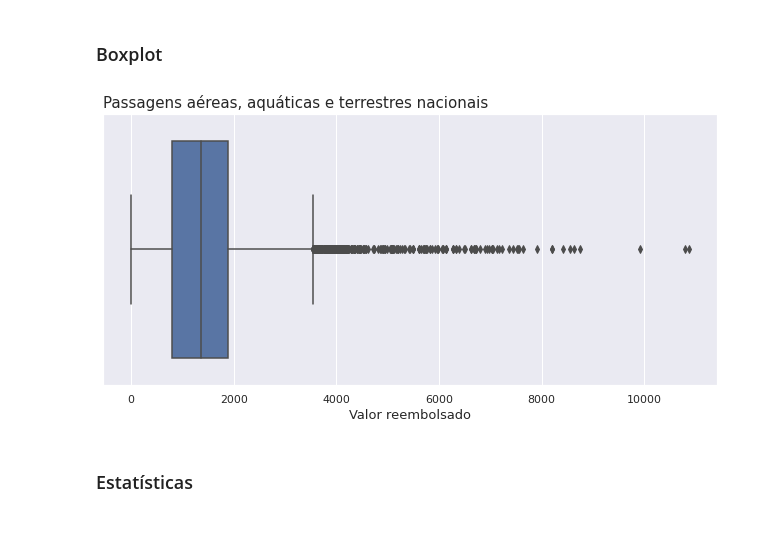
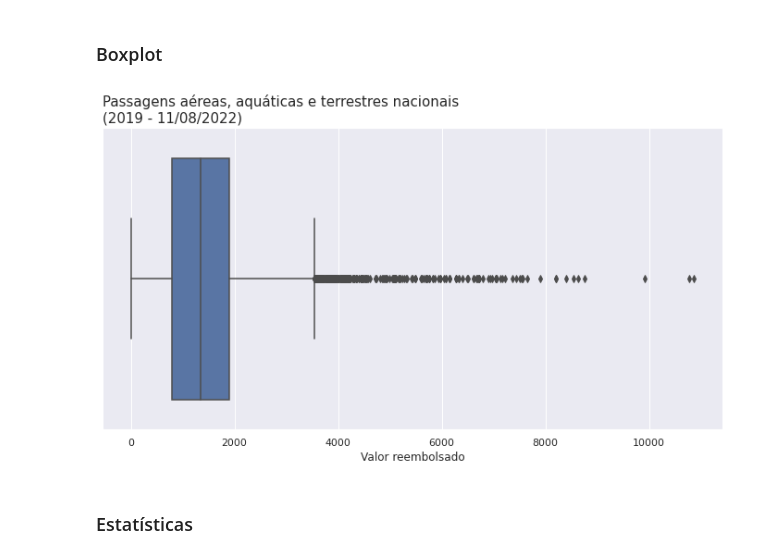
Before and after one commit to Tathy/Pesquisa-reembolsos-CEAPS, a Jupyter notebook: Pesquisa_sobre_dados_do_CEAPS.ipynb, the cells around one changed output. Drawn from its saved outputs; the diff is of its cells as text; code cells hidden in the pictures; blank space fills up the shorter version.

```diff
--- a/Pesquisa_sobre_dados_do_CEAPS.ipynb
+++ b/Pesquisa_sobre_dados_do_CEAPS.ipynb
@@ -818,14 +820,18 @@ plt.show()
 # %% [markdown]
 ### Boxplot
 # %%
-ax = sns.boxplot(x = dados_ceaps.query('ANO >= 2019 and TIPO_DESPESA == @tipo_despesa')['VALOR_REEMBOLSADO'])
+sns.set_theme(style="darkgrid")
+plt.figure(figsize = (12,6))
 
-ax.set_title('Passagens aéreas, aquáticas e terrestres nacionais',
+ax = sns.boxplot(x = dados_ceaps.query('TIPO_DESPESA == @tipo_despesa')['VALOR_REEMBOLSADO'])
+
+ax.set_title('Passagens aéreas, aquáticas e terrestres nacionais\n(2019 - 11/08/2022)',
              fontsize = 15, horizontalalignment = 'left', x = 0)
-ax.set_xlabel('Valor reembolsado', fontsize = 13)
+plt.xlabel('Valor reembolsado', fontsize = 12)
+plt.ylabel('')
 
 plt.show()
 # %% [output]
-[figure, old version]
+[figure, new version]
 # %% [markdown]
 ### Estatísticas
```
Also changed, not shown: parts of 66 cells of this notebook.
